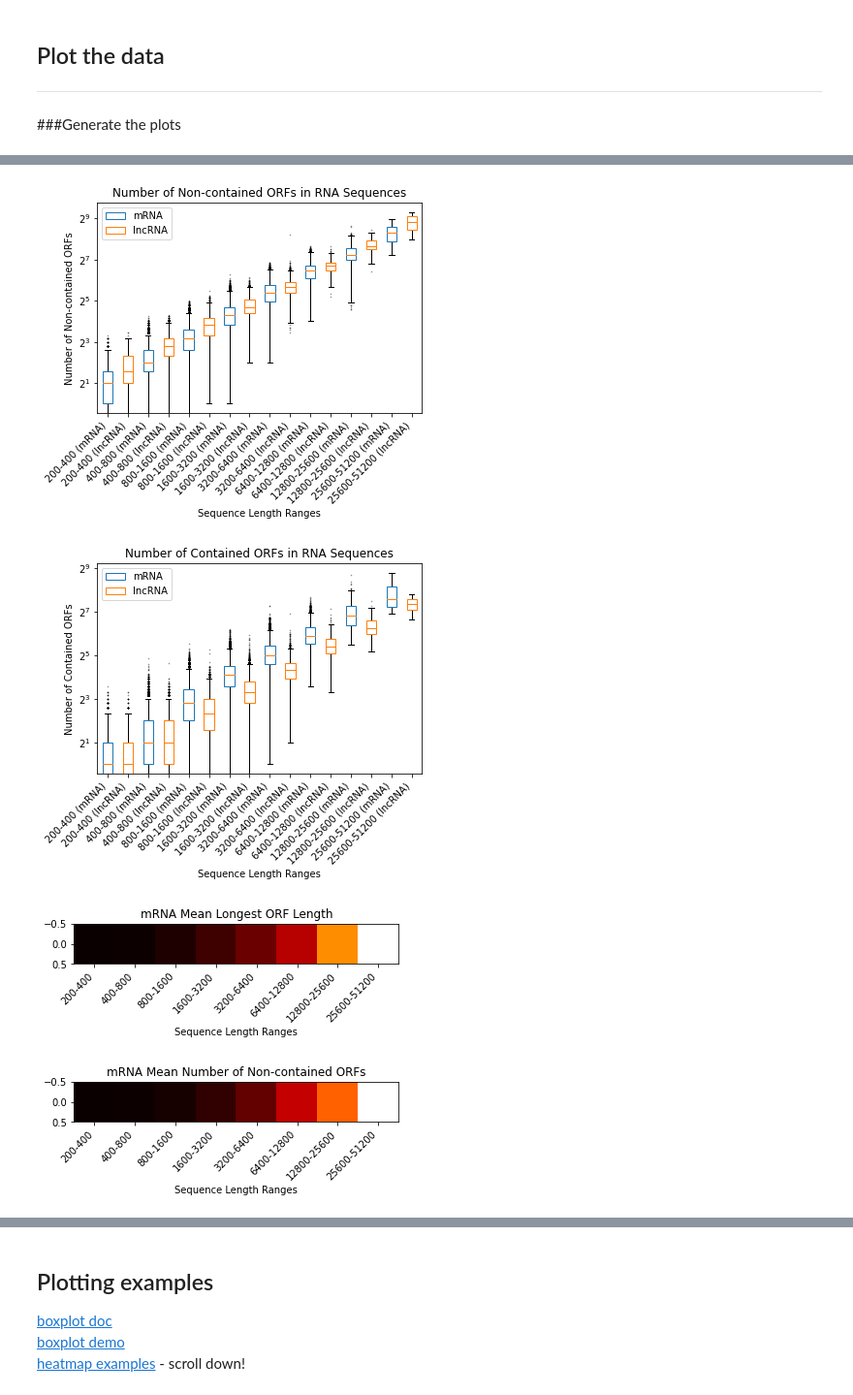
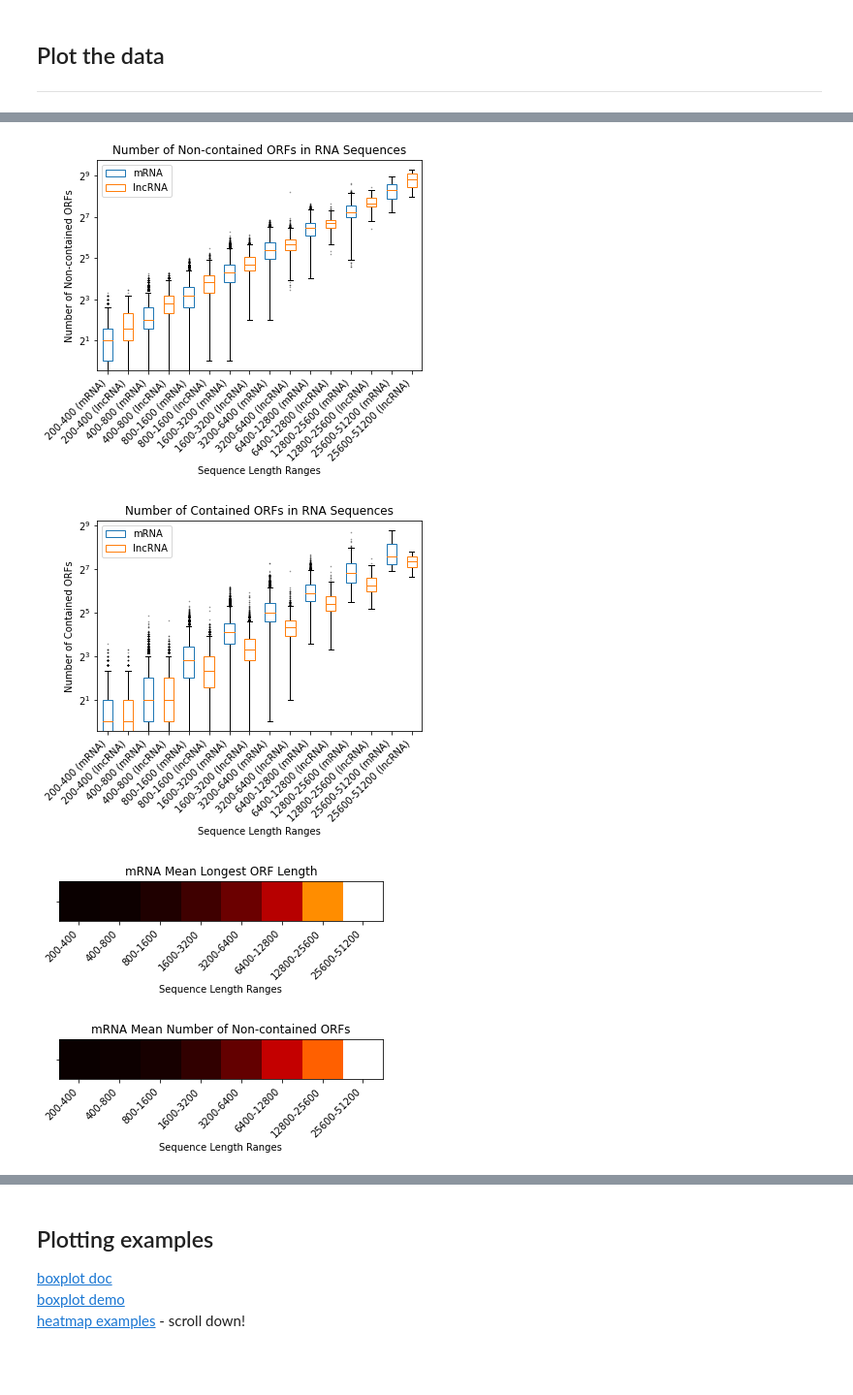
Before and after one commit to ShepherdCode/Soars2021, a Jupyter notebook: Notebooks/GenCode_Explore_207.ipynb, the cells around one changed output, grey strips where cells are left out. Shown at 97% size. Cells and saved outputs as stored; diff of their text form; code cells hidden in the pictures; blank space fills up the shorter version.

Commit message:
Implement usage of Plot_Generator for heatmaps.

```diff
--- a/Notebooks/GenCode_Explore_207.ipynb
+++ b/Notebooks/GenCode_Explore_207.ipynb
@@ -314,8 +314,6 @@ for seq in nc_seqs:
 ## Plot the data
 
 ---
-# %% [markdown]
-###Generate the plots
 # %%
 #Generate x-axis labels
 x_axis_labels = []
@@ -333,46 +331,49 @@ pg.set_text('Number of Sequences per Sequence Length Range', 'Sequence Length Ra
 pg.bar_plot([pc_bin_sizes, nc_bin_sizes], data_set_names)
 
 pg.set_text('Number of Sequences without ORFs', 'Sequence Length Ranges', 'Number of Sequences', x_axis_labels, None)
 pg.bar_plot([pc_no_orf_count, nc_no_orf_count], data_set_names)
 
 pg.set_text('Number of Sequences of Max Length Equal to or Less than 100', 'Sequence Length Ranges', 'Number of Sequences', x_axis_labels, None)
 pg.bar_plot([pc_max_orf_len_less_than_100, nc_max_orf_len_less_than_100], data_set_names)
 
 #Box plots
 pg.set_axis_options('linear', 10, 'log', 2)
+
 pg.set_text('Length of Longest ORF in RNA Sequences', 'Sequence Length Ranges', 'ORF Length', x_axis_labels, None)
 pg.box_plot([pc_max_len_data, nc_max_len_data], data_set_names, True)
 
 pg.set_text('Number of Non-contained ORFs in RNA Sequences', 'Sequence Length Ranges', 'Number of Non-contained ORFs', x_axis_labels, None)
 pg.box_plot([pc_max_cnt_data, nc_max_cnt_data], data_set_names, True)
 
 pg.set_text('Number of Contained ORFs in RNA Sequences', 'Sequence Length Ranges', 'Number of Contained ORFs', x_axis_labels, None)
 pg.box_plot([pc_contain_data, nc_contain_data], data_set_names, True)
 
-#Heatmap
-def heatmap(data, title):
-  plt.figure()
+#Heatmaps
+pg.set_axis_options('linear', 10, 'linear', 10)
 
-  plt.imshow([data], cmap='hot', interpolation='nearest')
+pg.set_text('mRNA Mean Longest ORF Length', 'Sequence Length Ranges', '', x_axis_labels, [''])
+pg.heatmap([mean_pc_max_len_data])
 
-  plt.title(title)
-  plt.xlabel('Sequence Length Ranges')
-  plt.xticks(np.arange(num_bins), x_axis_labels, rotation=45, ha='right')
+pg.set_text('mRNA Mean Number of Non-contained ORFs', 'Sequence Length Ranges', '', x_axis_labels, [''])
+pg.heatmap([mean_pc_max_cnt_data])
 
-  plt.show()
+pg.set_text('mRNA Mean Number of Contained ORFs', 'Sequence Length Ranges', '', x_axis_labels, [''])
+pg.heatmap([mean_pc_contain_data])
 
-heatmap(mean_pc_max_len_data, 'mRNA Mean Longest ORF Length')
-heatmap(mean_pc_max_cnt_data, 'mRNA Mean Number of Non-contained ORFs')
-heatmap(mean_pc_contain_data, 'mRNA Mean Number of Contained ORFs')
-heatmap(mean_nc_max_len_data, 'lncRNA Mean Longest ORF Length')
-heatmap(mean_nc_max_cnt_data, 'lncRNA Mean Number of Non-contained ORFs')
-heatmap(mean_nc_contain_data, 'lncRNA Mean Number of Contained ORFs')
+pg.set_text('lncRNA Mean Longest ORF Length', 'Sequence Length Ranges', '', x_axis_labels, [''])
+pg.heatmap([mean_nc_max_len_data])
+
+pg.set_text('lncRNA Mean Number of Non-contained ORFs', 'Sequence Length Ranges', '', x_axis_labels, [''])
+pg.heatmap([mean_nc_max_cnt_data])
+
+pg.set_text('lncRNA Mean Number of Contained ORFs', 'Sequence Length Ranges', '', x_axis_labels, [''])
+pg.heatmap([mean_nc_contain_data])
 # %% [output]
 [figure]
 [figure]
 [figure]
 [figure]
 [figure]
 [figure]
-[figure, old version]
+[figure, new version]
-[figure, old version]
+[figure, new version]
```
Also changed, not shown: parts of 9 cells of this notebook.
